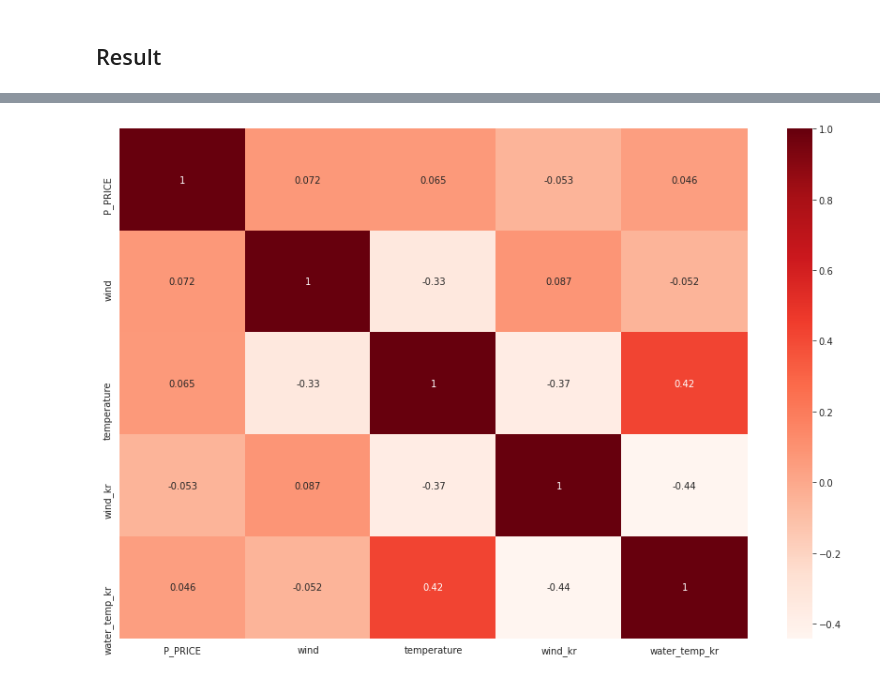
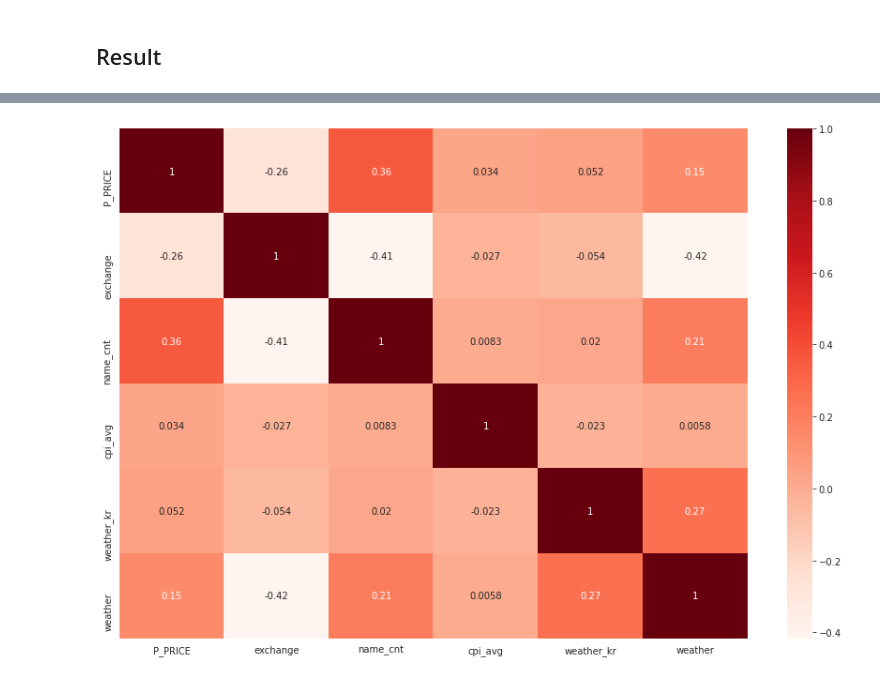
Before and after one commit to Yeony54/Project_Seafood_Import_Price_Prediction, a Jupyter notebook: 3-1. 전처리 가설 검증.ipynb, the cells around one changed output, grey strips where cells are left out. Cells and saved outputs as stored; diff of their text form; code cells hidden in the pictures.

```diff
--- a/3-1. 전처리 가설 검증.ipynb
+++ b/3-1. 전처리 가설 검증.ipynb
@@ -1160,0 +1163,13 @@ df_add = df_add.set_index(['year','week'])
+# %%
+# df4_name
+# 어종별 수 컬럼 추가
+
+df_add['name_cnt'] = 0;
+value_dict = {}
+for name, value in zip(df_add['P_NAME'].value_counts().index,df_add['P_NAME'].value_counts()):
+    value_dict[name] = value
+
+def value(col):
+    return value_dict[col]
+
+df_add['name_cnt'] = df_add['P_NAME'].apply(value)
@@ -1160,0 +1186,19 @@ df_add = df_add.set_index(['year','week'])
+# %%
+# df9_add
+
+df_add['P_PRICE'] = np.log1p(df_add['P_PRICE'])
+df_add['wind_kr'] = np.log1p(df_add['wind_kr'])
+df_add['water_temp_kr'] = np.log1p(df_add['water_temp_kr'])
+df_add['oil'] = np.log1p(df_add['oil'])
+df_add['cpi_total'] = np.log1p(df_add['cpi_total'])
+df_add['cpi_fish'] = np.log1p(df_add['cpi_fish'])
+df_add['exchange'] = np.log1p(df_add['exchange'])
+
+df_add['temperature_kr'] = (df_add['temperature_kr'] - df_add['temperature_kr'].mean())/df_add['temperature_kr'].std()
+df_add['oil'] = (df_add['oil'] - df_add['oil'].mean())/df_add['oil'].std()
+df_add['rain'] = (df_add['rain'] - df_add['rain'].mean())/df_add['rain'].std()
+df_add['wind'] = (df_add['wind'] - df_add['wind'].mean())/df_add['wind'].std()
+df_add['temperature'] = (df_add['temperature'] - df_add['temperature'].mean())/df_add['temperature'].std()
+
+
+df_add
@@ -1226,7 +1272,17 @@ df_add1
+# %%
+df_add_selection = df_add.copy()
+
+df_add_selection['cpi_avg'] = (df_add_selection['cpi_fish']+df_add_selection['cpi_total'])/2
+df_add_selection['weather_kr'] = (df_add_selection['temperature_kr']+df_add_selection['water_temp_kr']+df_add_selection['wind_kr'])/3
+df_add_selection['weather'] = (df_add_selection['temperature']+df_add_selection['rain']+df_add_selection['wind'])/3
+
+df_add_selection.drop(['cpi_total','cpi_fish','water_temp_kr','temperature_kr','wind_kr','rain','wind','temperature','oil'],axis=1,inplace=True)
+
+df_add_selection = df_add_selection.set_index(['year','week'])
 # %%
 plt.figure(figsize=(15,10))
 
-sns.heatmap(df_add1.corr(), annot=True, cmap=plt.cm.Reds)
+sns.heatmap(df_add_selection.corr(), annot=True, cmap=plt.cm.Reds)
 plt.show()
 # %% [output]
-[figure, old version]
+[figure, new version]
```
Also changed, not shown: parts of 53 cells of this notebook.
